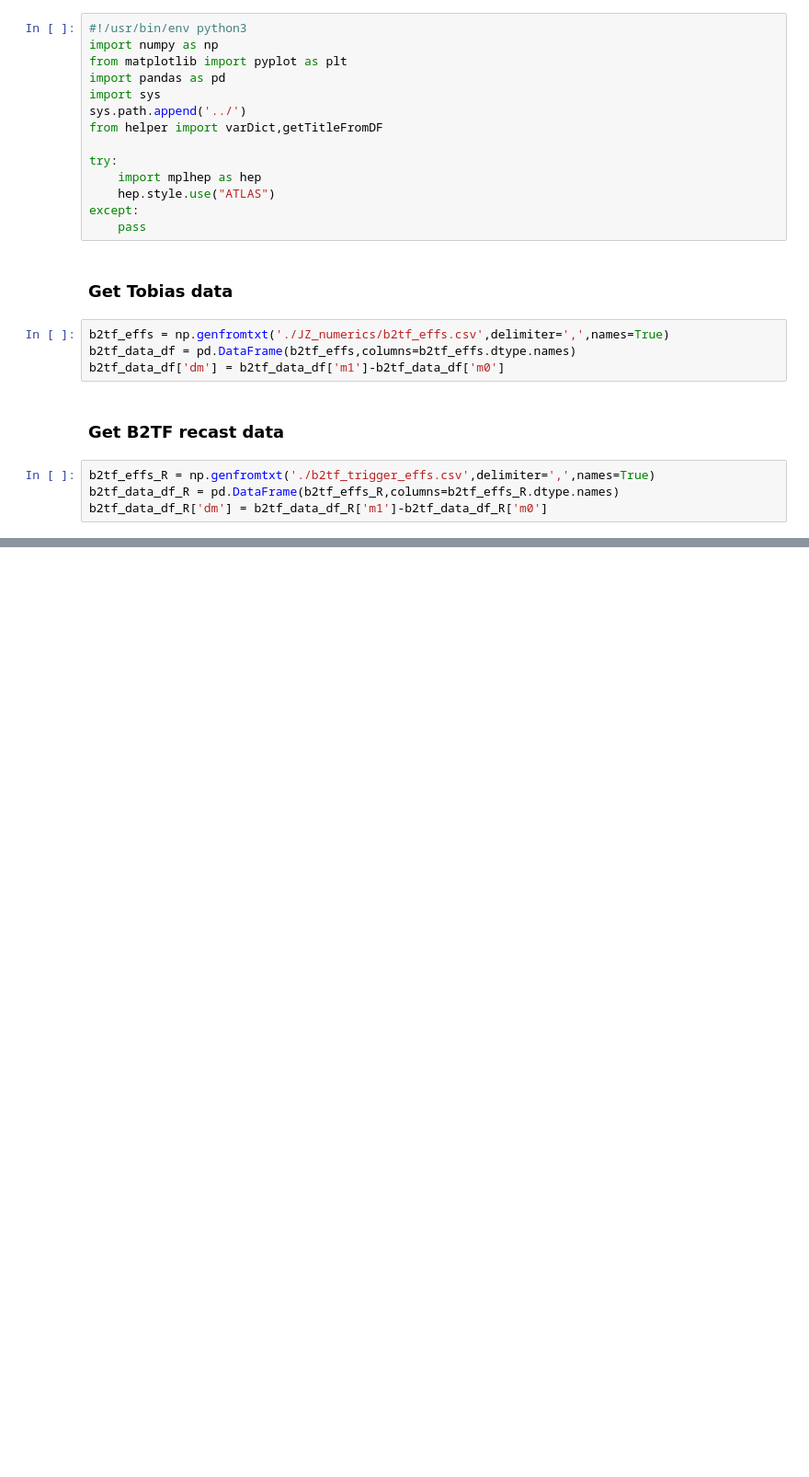
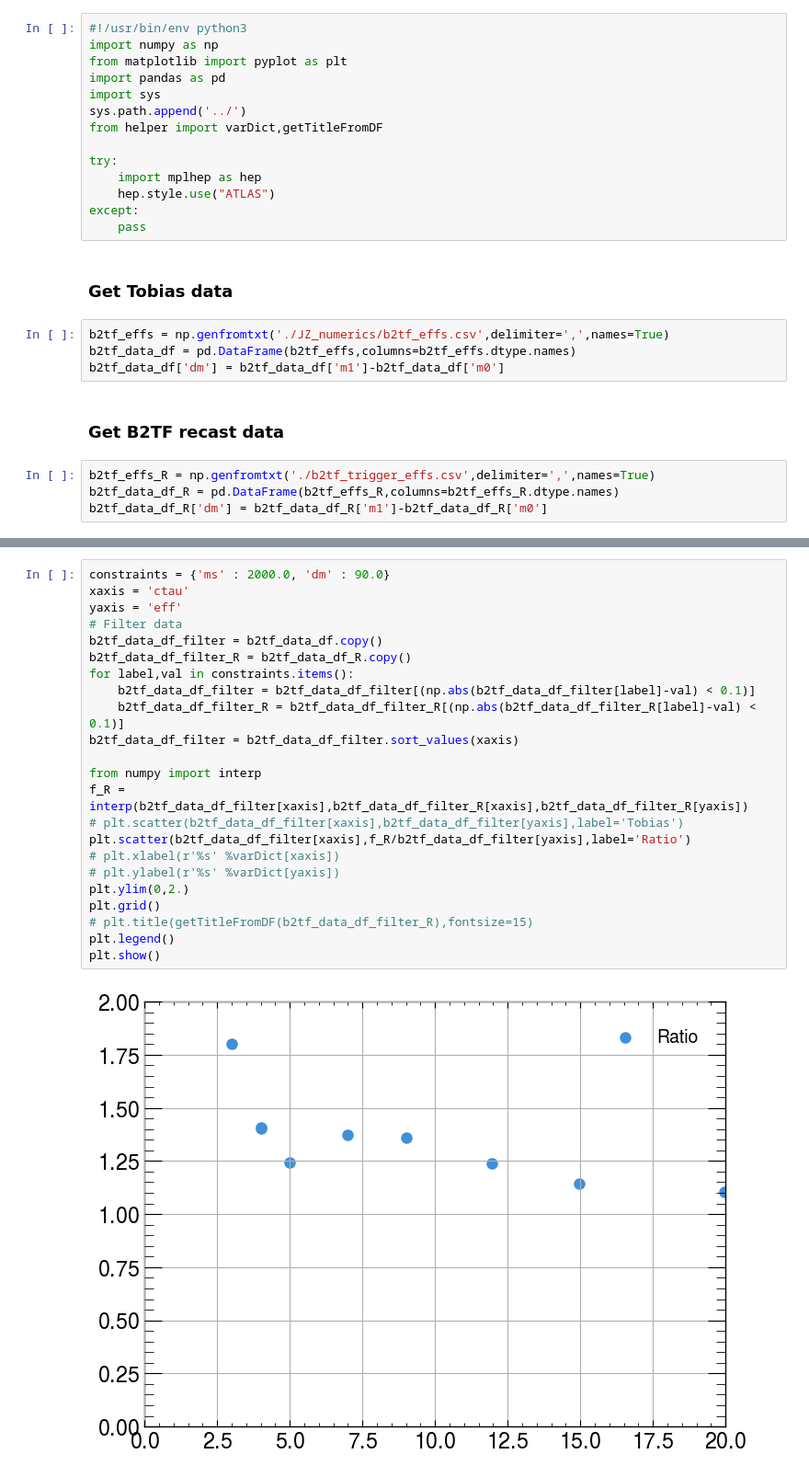
Before and after one commit to andlessa/back2futureTrigger, a Jupyter notebook: B2TF-Trigger/plotEffs.ipynb, the cells around one changed output, grey strips where cells are left out. Shown at 92% size. Saved outputs shown, nothing was run; the diff lists cells and outputs as text; blank space fills up the shorter version.

```diff
--- a/B2TF-Trigger/plotEffs.ipynb
+++ b/B2TF-Trigger/plotEffs.ipynb
@@ -119,3 +119,28 @@ plt.show()
+# %%
+constraints = {'ms' : 2000.0, 'dm' : 90.0}
+xaxis = 'ctau'
+yaxis = 'eff'
+# Filter data
+b2tf_data_df_filter = b2tf_data_df.copy()
+b2tf_data_df_filter_R = b2tf_data_df_R.copy()
+for label,val in constraints.items():
+    b2tf_data_df_filter = b2tf_data_df_filter[(np.abs(b2tf_data_df_filter[label]-val) < 0.1)]
+    b2tf_data_df_filter_R = b2tf_data_df_filter_R[(np.abs(b2tf_data_df_filter_R[label]-val) < 0.1)]
+b2tf_data_df_filter = b2tf_data_df_filter.sort_values(xaxis)
+
+from numpy import interp
+f_R = interp(b2tf_data_df_filter[xaxis],b2tf_data_df_filter_R[xaxis],b2tf_data_df_filter_R[yaxis])
+# plt.scatter(b2tf_data_df_filter[xaxis],b2tf_data_df_filter[yaxis],label='Tobias')
+plt.scatter(b2tf_data_df_filter[xaxis],f_R/b2tf_data_df_filter[yaxis],label='Ratio')
+# plt.xlabel(r'%s' %varDict[xaxis])
+# plt.ylabel(r'%s' %varDict[yaxis])
+plt.ylim(0,2.)
+plt.grid()
+# plt.title(getTitleFromDF(b2tf_data_df_filter_R),fontsize=15)
+plt.legend()
+plt.show()
+# %% [output]
+[figure, added]
 # %%
 constraints = {'dm' : 90.0, 'ctau' : 4.0}
 xaxis = 'ms'
```
Also changed, not shown: parts of 5 cells of this notebook, 3 other files.
